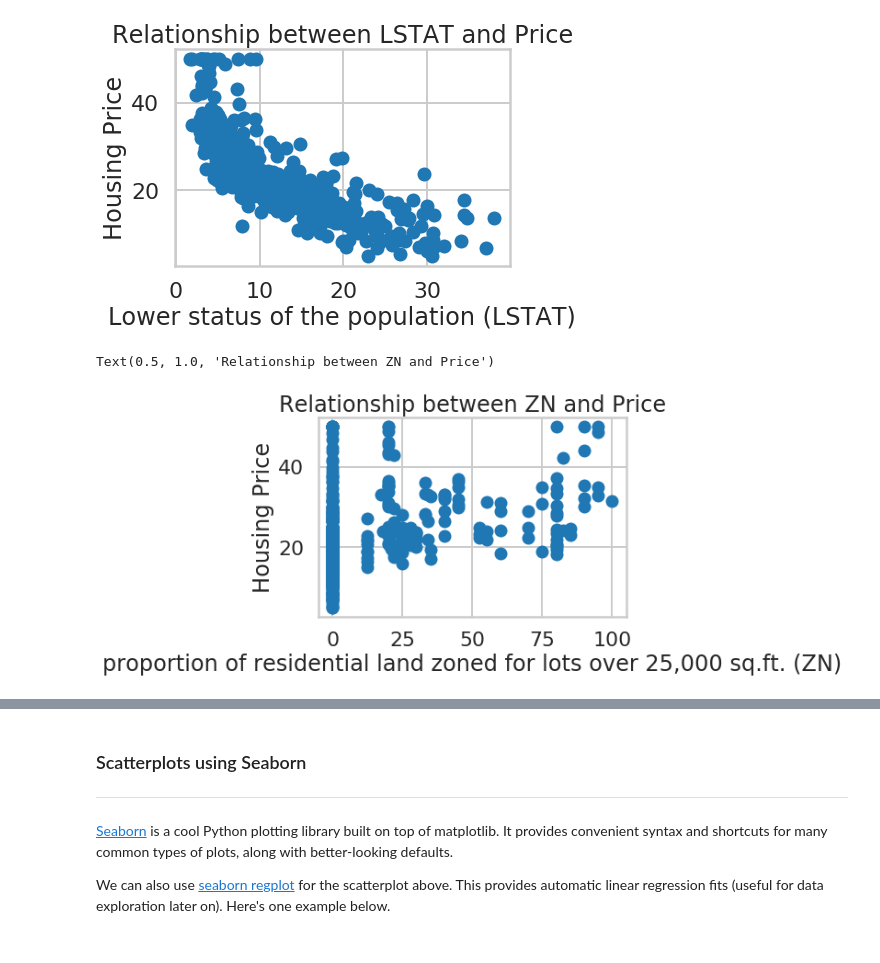
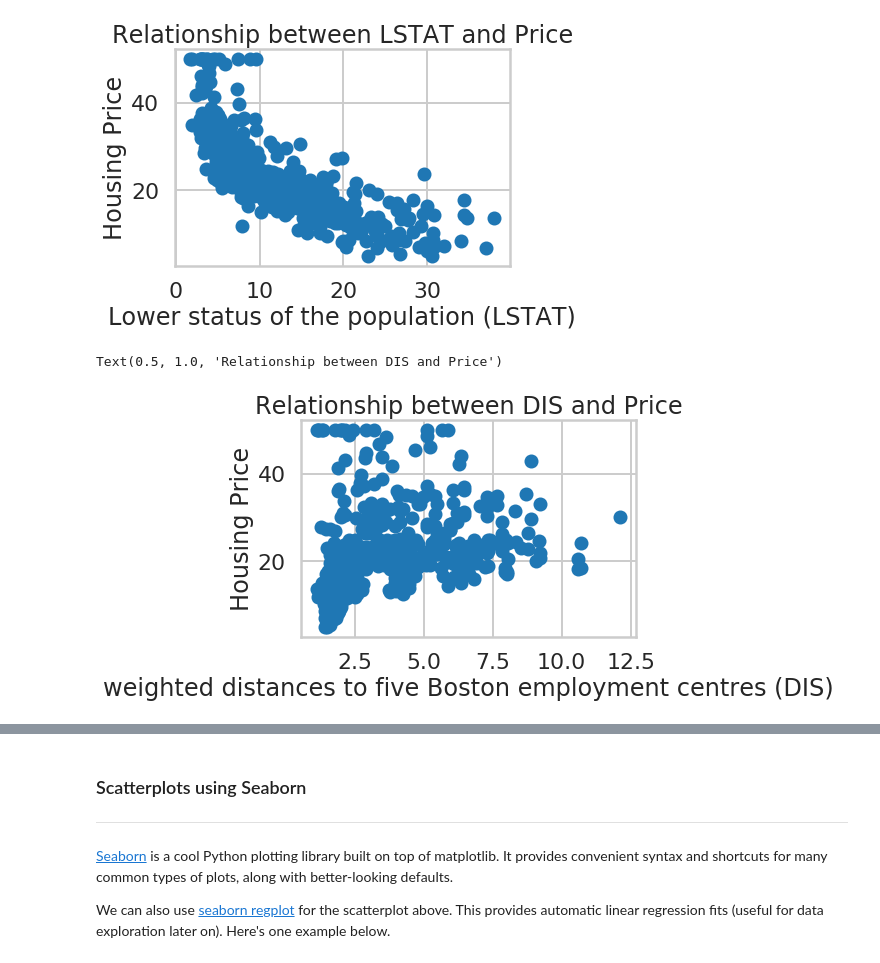
Before and after one commit to aliborji/springboard-mini-projects, a Jupyter notebook: linear_regression/Mini_Project_Linear_Regression.ipynb, the cells around one changed output, grey strips where cells are left out. Drawn from its saved outputs; the diff is of its cells as text; code cells hidden in the pictures.

```diff
--- a/linear_regression/Mini_Project_Linear_Regression.ipynb
+++ b/linear_regression/Mini_Project_Linear_Regression.ipynb
@@ -315,12 +315,12 @@ plt.title("Relationship between LSTAT and Price")
 Text(0.5, 1.0, 'Relationship between LSTAT and Price')
 [figure]
 # %%
-# your turn: scatter plot between *ZN* and *PRICE*
-plt.scatter(bos.ZN, bos.PRICE)
-plt.xlabel("proportion of residential land zoned for lots over 25,000 sq.ft. (ZN)")
+# your turn: scatter plot between *DIS* and *PRICE*
+plt.scatter(bos.DIS, bos.PRICE)
+plt.xlabel("weighted distances to five Boston employment centres (DIS)")
 plt.ylabel("Housing Price")
-plt.title("Relationship between ZN and Price")
-# It looks like ZN increases lowest housing price increases
+plt.title("Relationship between DIS and Price")
+# It looks like with increase in Distances housing price range shrinks
 # %% [output]
-Text(0.5, 1.0, 'Relationship between ZN and Price')
+Text(0.5, 1.0, 'Relationship between DIS and Price')
-[figure, old version]
+[figure, new version]
```
Also changed, not shown: parts of 13 cells of this notebook.
